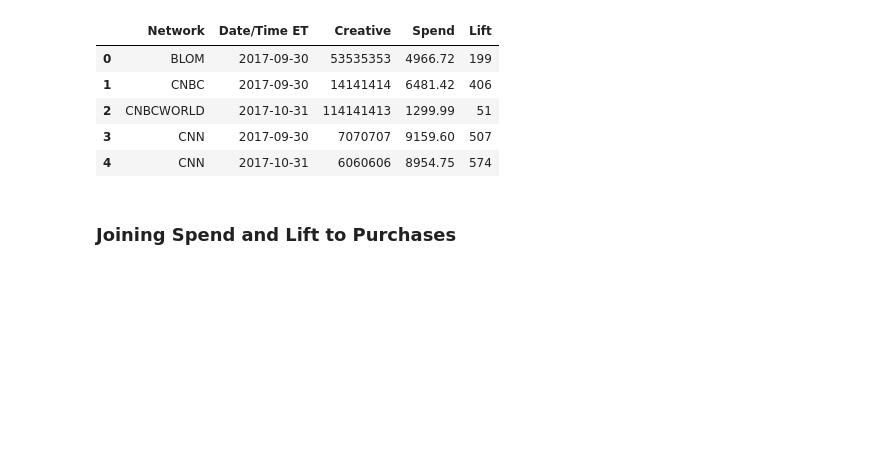
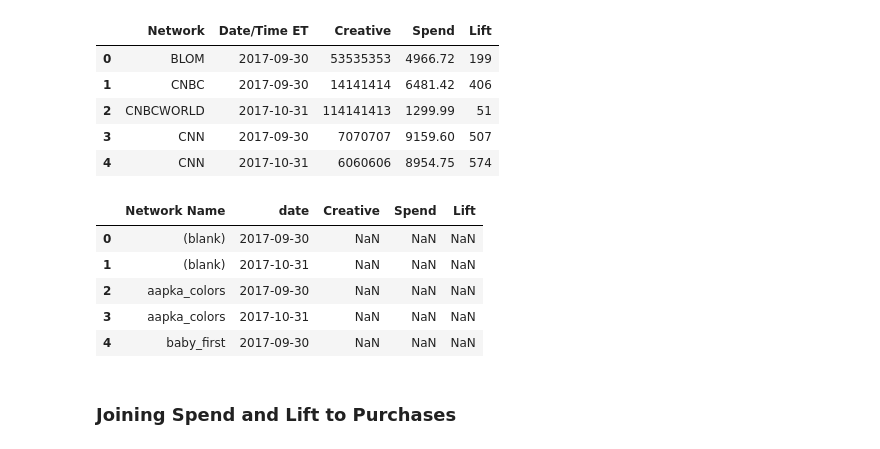
Before and after one commit to papir805/telepulse_ad_campaign_report, a Jupyter notebook: ad_campaign_report_script.ipynb, the cells around one changed output. Cells and saved outputs as stored; diff of their text form; code cells hidden in the pictures; blank space fills up the shorter version.

```diff
--- a/ad_campaign_report_script.ipynb
+++ b/ad_campaign_report_script.ipynb
@@ -214,6 +311,15 @@ spend_lift_by_network_and_month.head()
 lookup_spend_lift_by_network_and_month = lookup_data_with_months.merge(spend_lift_by_network_and_month, left_on=['Ticker', 'date'], right_on=['Network', 'Date/Time ET'], how='left')
 
 lookup_spend_lift_by_network_and_month.drop(columns=['Ticker', 'Network', 'Date/Time ET'], inplace=True)
+# %%
+lookup_spend_lift_by_network_and_month.head()
+# %% [output]
+|  | Network Name | date | Creative | Spend | Lift |
+| 0 | (blank) | 2017-09-30 | NaN | NaN | NaN |
+| 1 | (blank) | 2017-10-31 | NaN | NaN | NaN |
+| 2 | aapka_colors | 2017-09-30 | NaN | NaN | NaN |
+| 3 | aapka_colors | 2017-10-31 | NaN | NaN | NaN |
+| 4 | baby_first | 2017-09-30 | NaN | NaN | NaN |
 # %% [markdown]
 ### Joining Spend and Lift to Purchases
 # %%
```
Also changed, not shown: parts of 28 cells of this notebook, 7 other files.
